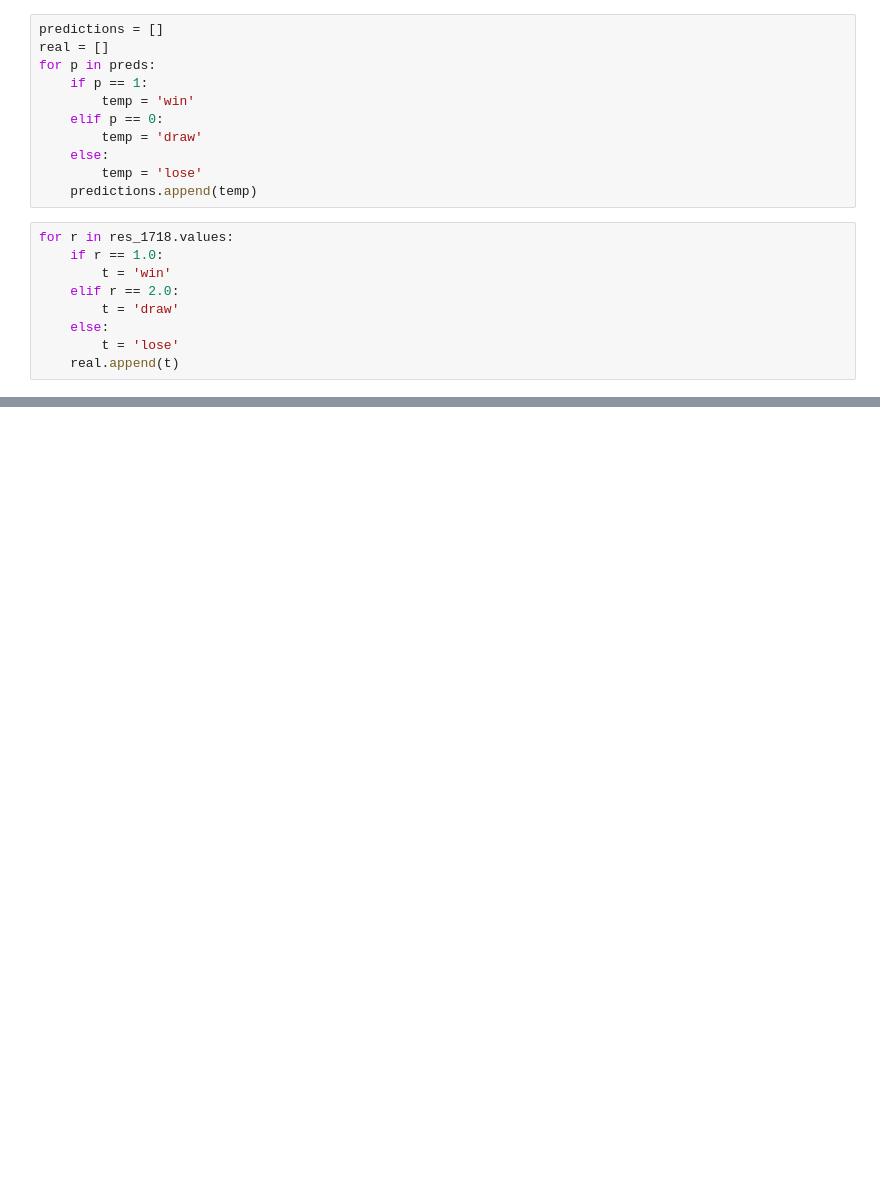
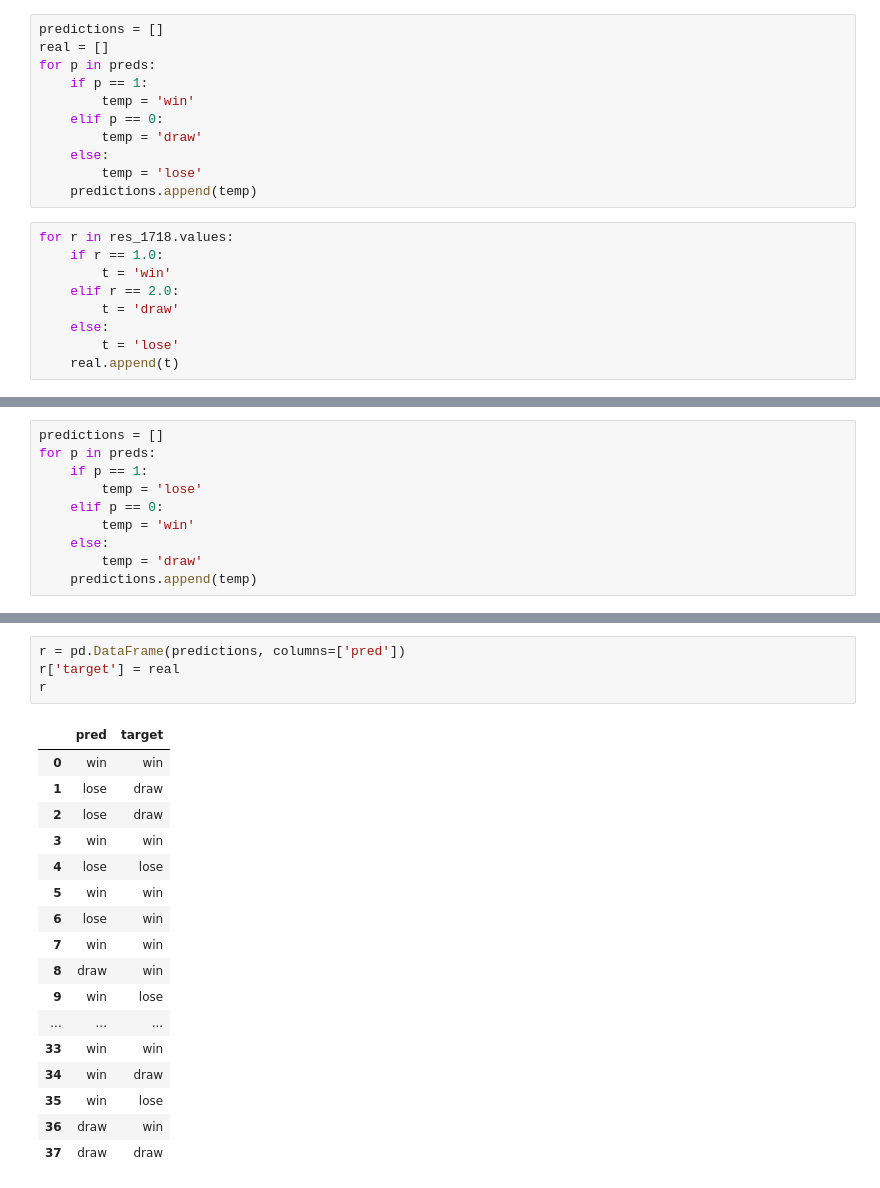
Before and after one commit to miskamvedebel/miskamvedebel, a Jupyter notebook: ML Python/football/RealMadrid.ipynb, the cells around one changed output, grey strips where cells are left out. Saved outputs shown, nothing was run; the diff lists cells and outputs as text; blank space fills up the shorter version.

```diff
--- a/ML Python/football/RealMadrid.ipynb
+++ b/ML Python/football/RealMadrid.ipynb
@@ -266,0 +268,10 @@ real
+# %%
+predictions = []
+for p in preds:
+    if p == 1:
+        temp = 'lose'
+    elif p == 0:
+        temp = 'win'
+    else:
+        temp = 'draw'
+    predictions.append(temp)
@@ -266,0 +286,22 @@ real
+# %%
+r = pd.DataFrame(predictions, columns=['pred'])
+r['target'] = real
+r
+# %% [output]
+|  | pred | target |
+| 0 | win | win |
+| 1 | lose | draw |
+| 2 | lose | draw |
+| 3 | win | win |
+| 4 | lose | lose |
+| 5 | win | win |
+| 6 | lose | win |
+| 7 | win | win |
+| 8 | draw | win |
+| 9 | win | lose |
+| ... | ... | ... |
+| 33 | win | win |
+| 34 | win | draw |
+| 35 | win | lose |
+| 36 | draw | win |
+| 37 | draw | draw |
```
Also changed, not shown: parts of 13 cells of this notebook.
